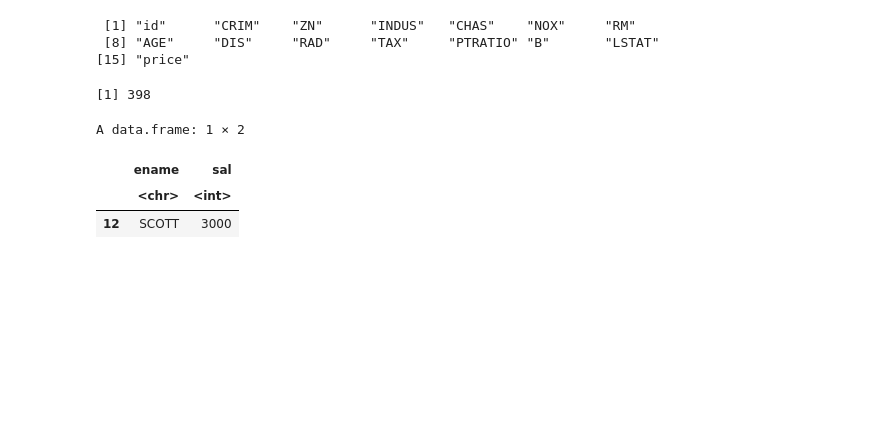
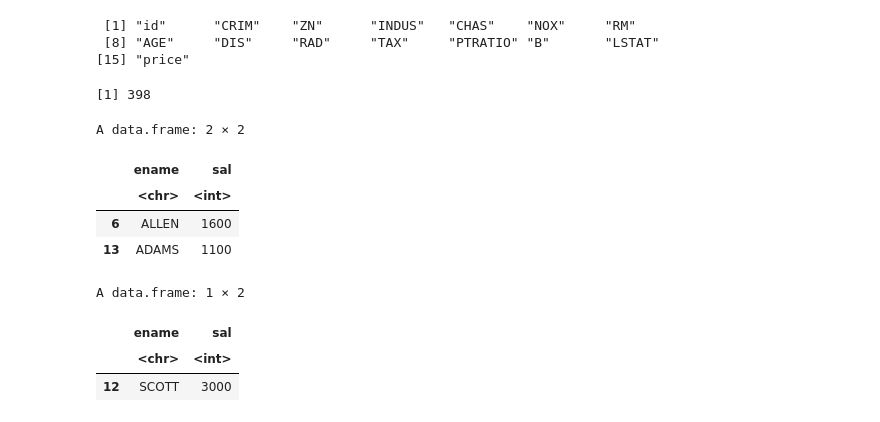
Before and after one commit to oracleyu01/r_for_bigbungi, a Jupyter notebook: R_기본_문법_마스터_하기_70문제_답.ipynb, the cells around one changed output. Cells and saved outputs as stored; diff of their text form; code cells hidden in the pictures; blank space fills up the shorter version.

```diff
--- a/R_기본_문법_마스터_하기_70문제_답.ipynb
+++ b/R_기본_문법_마스터_하기_70문제_답.ipynb
@@ -526,6 +583,14 @@ print(length(cnt))
 
 ※ 설명:  ^ 는 시작을 나타냅니다.  예:  ^A  ---> A 로 시작하는것
             $ 는 끝을 나타냅니다.  예:  A$  ----> A 로 끝나는것
+# %%
+emp[  grep("^A", emp$ename), c("ename", "sal") ]
+# %% [output]
+A data.frame: 2 × 2
+|  | ename | sal |
+|  | <chr> | <int> |
+| 6 | ALLEN | 1600 |
+| 13 | ADAMS | 1100 |
 # %%
 문제12. emp 데이터 프레임에서 이름의 끝글자가 T 로 끝나는 사원들의 이름과 월급을 출력하시오 !
 # %%
```
Also changed, not shown: parts of 11 cells of this notebook.
